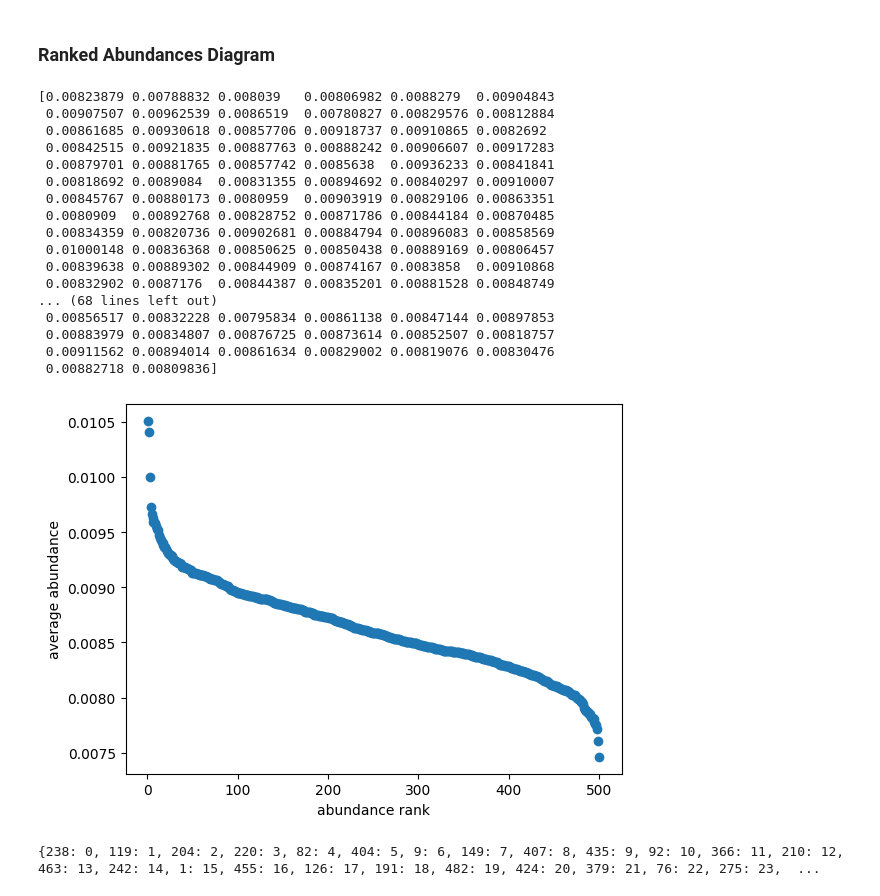
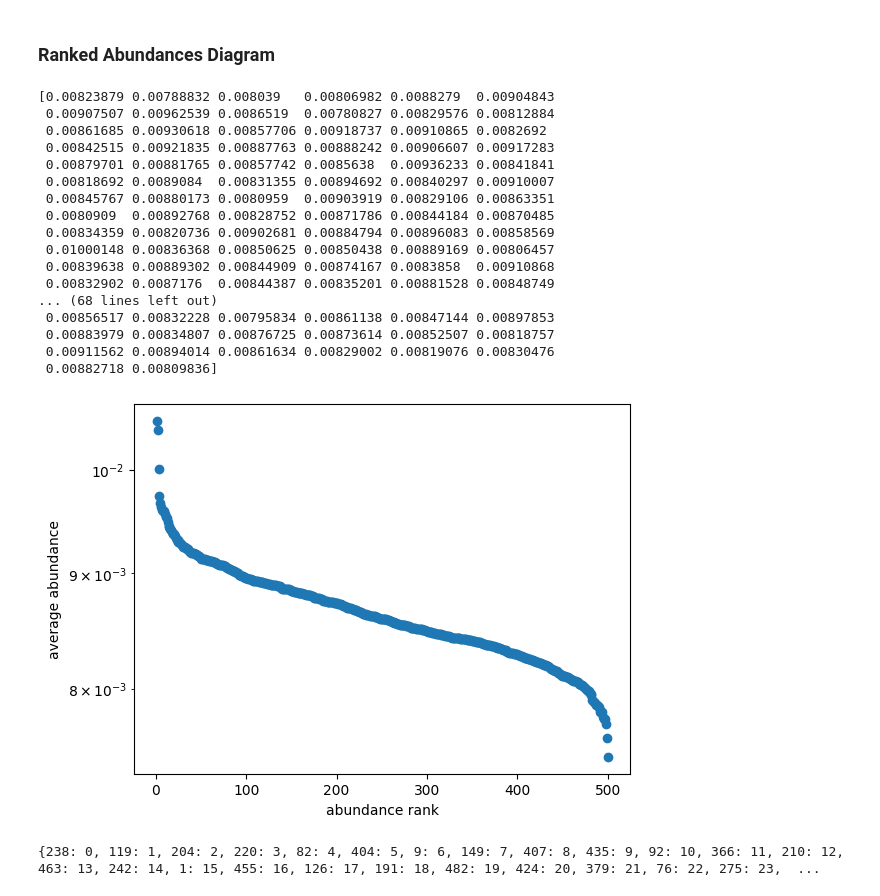
Before and after one commit to znouaiti/PLR-internship, a Jupyter notebook: glv-main/demos/main_demo.ipynb, the cells around one changed output. Drawn from its saved outputs; the diff is of its cells as text; code cells hidden in the pictures.

Commit message:
Add files via upload
set the yscale of the rank abundance diagram to log

```diff
--- a/glv-main/demos/main_demo.ipynb
+++ b/glv-main/demos/main_demo.ipynb
@@ -488,34 +488,35 @@ m1=1e-2
 seuil=1e8 #seuil de distance pour considérer que l'équation converge
 y0 = jnp.ones(S)/S  #état initial: un vecteur de taille S
 ts,ys=glv.solve(N, dT, r, A, m1, y0)
 v=ys.mean(axis=0)
 print(v)
 vsorted=jnp.sort(v)[::-1]
 ranks=jnp.arange(1,S+1)
 
+plt.yscale('log')
 plt.plot(ranks,vsorted,'o')
 plt.xlabel('abundance rank')
 plt.ylabel('average abundance')
 plt.show()
 # %% [output]
 [0.00823879 0.00788832 0.008039   0.00806982 0.0088279  0.00904843
  0.00907507 0.00962539 0.0086519  0.00780827 0.00829576 0.00812884
  0.00861685 0.00930618 0.00857706 0.00918737 0.00910865 0.0082692
  0.00842515 0.00921835 0.00887763 0.00888242 0.00906607 0.00917283
  0.00879701 0.00881765 0.00857742 0.0085638  0.00936233 0.00841841
  0.00818692 0.0089084  0.00831355 0.00894692 0.00840297 0.00910007
  0.00845767 0.00880173 0.0080959  0.00903919 0.00829106 0.00863351
  0.0080909  0.00892768 0.00828752 0.00871786 0.00844184 0.00870485
  0.00834359 0.00820736 0.00902681 0.00884794 0.00896083 0.00858569
  0.01000148 0.00836368 0.00850625 0.00850438 0.00889169 0.00806457
  0.00839638 0.00889302 0.00844909 0.00874167 0.0083858  0.00910868
  0.00832902 0.0087176  0.00844387 0.00835201 0.00881528 0.00848749
 ... (68 lines left out)
  0.00856517 0.00832228 0.00795834 0.00861138 0.00847144 0.00897853
  0.00883979 0.00834807 0.00876725 0.00873614 0.00852507 0.00818757
  0.00911562 0.00894014 0.00861634 0.00829002 0.00819076 0.00830476
  0.00882718 0.00809836]
-[figure, old version]
+[figure, new version]
 # %%
 #l'idée est d'avoir un dictionnaire {espi:rang}#Bien exécuter la cellule au dessus qui calcule les zi avant!!!!
 ordre=sorted(range(len(v)),key=lambda i:v[i])
```
